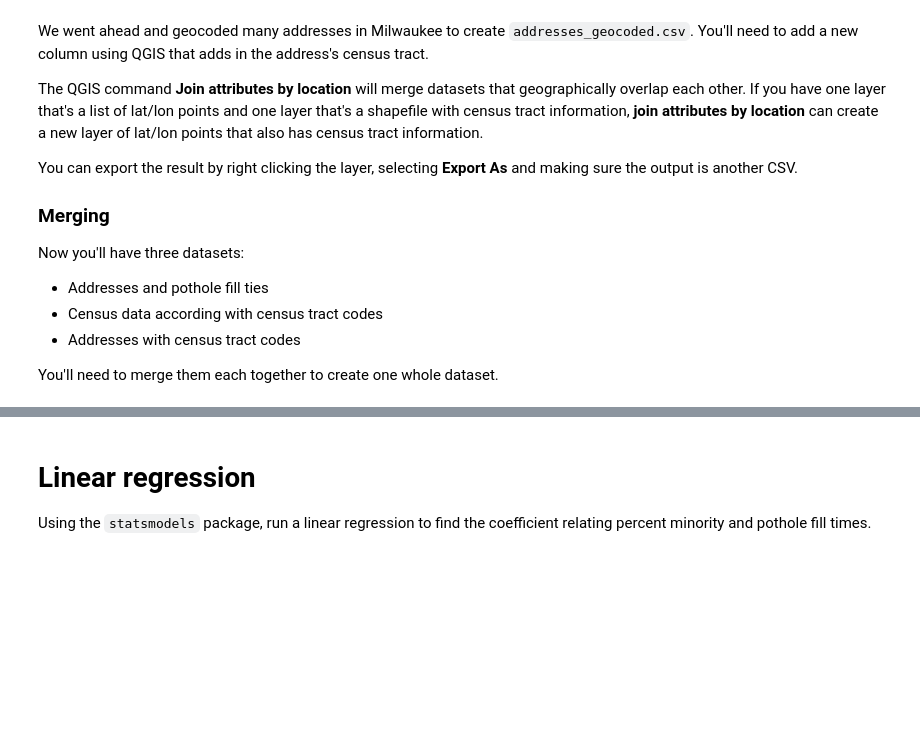
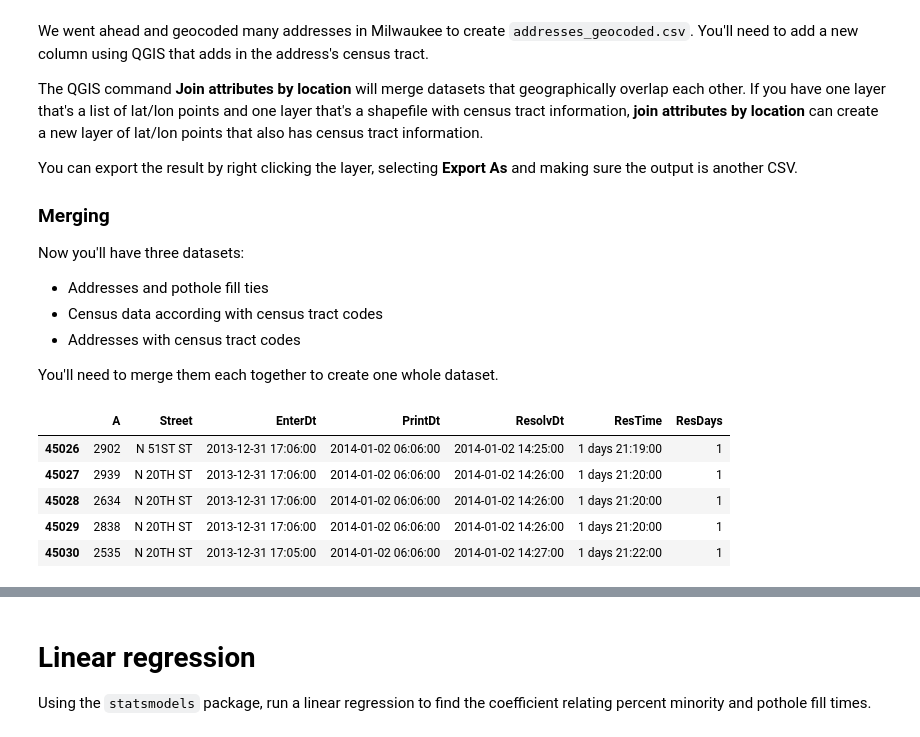
Before and after one commit to domhnallog/class_col_algorithms, a Jupyter notebook: 02-homework/02-homework-pt2-odonnchadha.ipynb, the cells around one changed output, grey strips where cells are left out. Drawn from its saved outputs; the diff is of its cells as text; code cells hidden in the pictures; blank space fills up the shorter version.

```diff
--- a/02-homework/02-homework-pt2-odonnchadha.ipynb
+++ b/02-homework/02-homework-pt2-odonnchadha.ipynb
@@ -298,3 +298,12 @@ Now you'll have three datasets:
 * Addresses with census tract codes
 
 You'll need to merge them each together to create one whole dataset.
+# %%
+ph13_df.head()
+# %% [output]
+|  | A | Street | EnterDt | PrintDt | ResolvDt | ResTime | ResDays |
+| 45026 | 2902 | N 51ST ST | 2013-12-31 17:06:00 | 2014-01-02 06:06:00 | 2014-01-02 14:25:00 | 1 days 21:19:00 | 1 |
+| 45027 | 2939 | N 20TH ST | 2013-12-31 17:06:00 | 2014-01-02 06:06:00 | 2014-01-02 14:26:00 | 1 days 21:20:00 | 1 |
+| 45028 | 2634 | N 20TH ST | 2013-12-31 17:06:00 | 2014-01-02 06:06:00 | 2014-01-02 14:26:00 | 1 days 21:20:00 | 1 |
+| 45029 | 2838 | N 20TH ST | 2013-12-31 17:06:00 | 2014-01-02 06:06:00 | 2014-01-02 14:26:00 | 1 days 21:20:00 | 1 |
+| 45030 | 2535 | N 20TH ST | 2013-12-31 17:05:00 | 2014-01-02 06:06:00 | 2014-01-02 14:27:00 | 1 days 21:22:00 | 1 |
```
Also changed, not shown: parts of 21 cells of this notebook, 4 other files.
